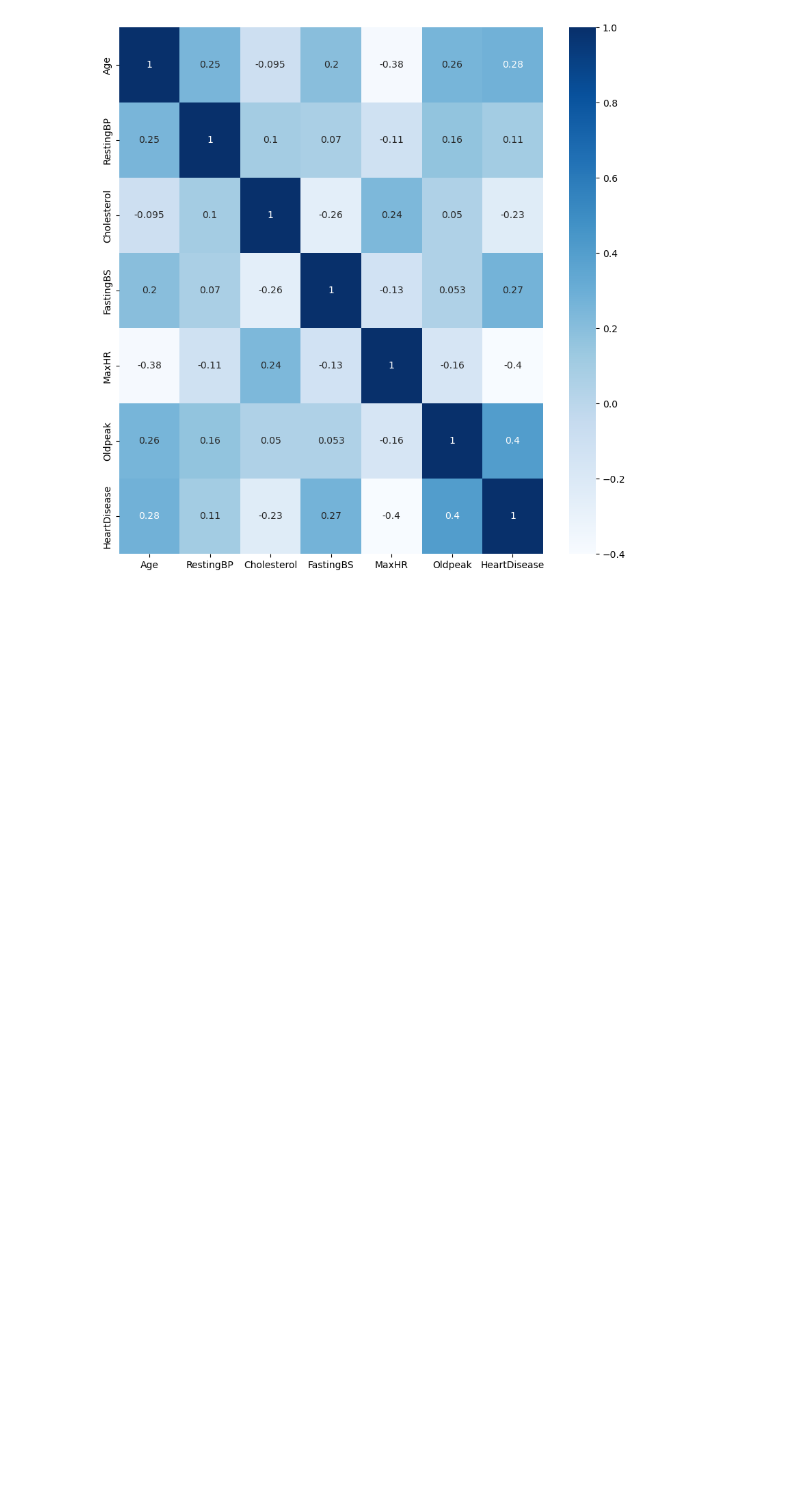
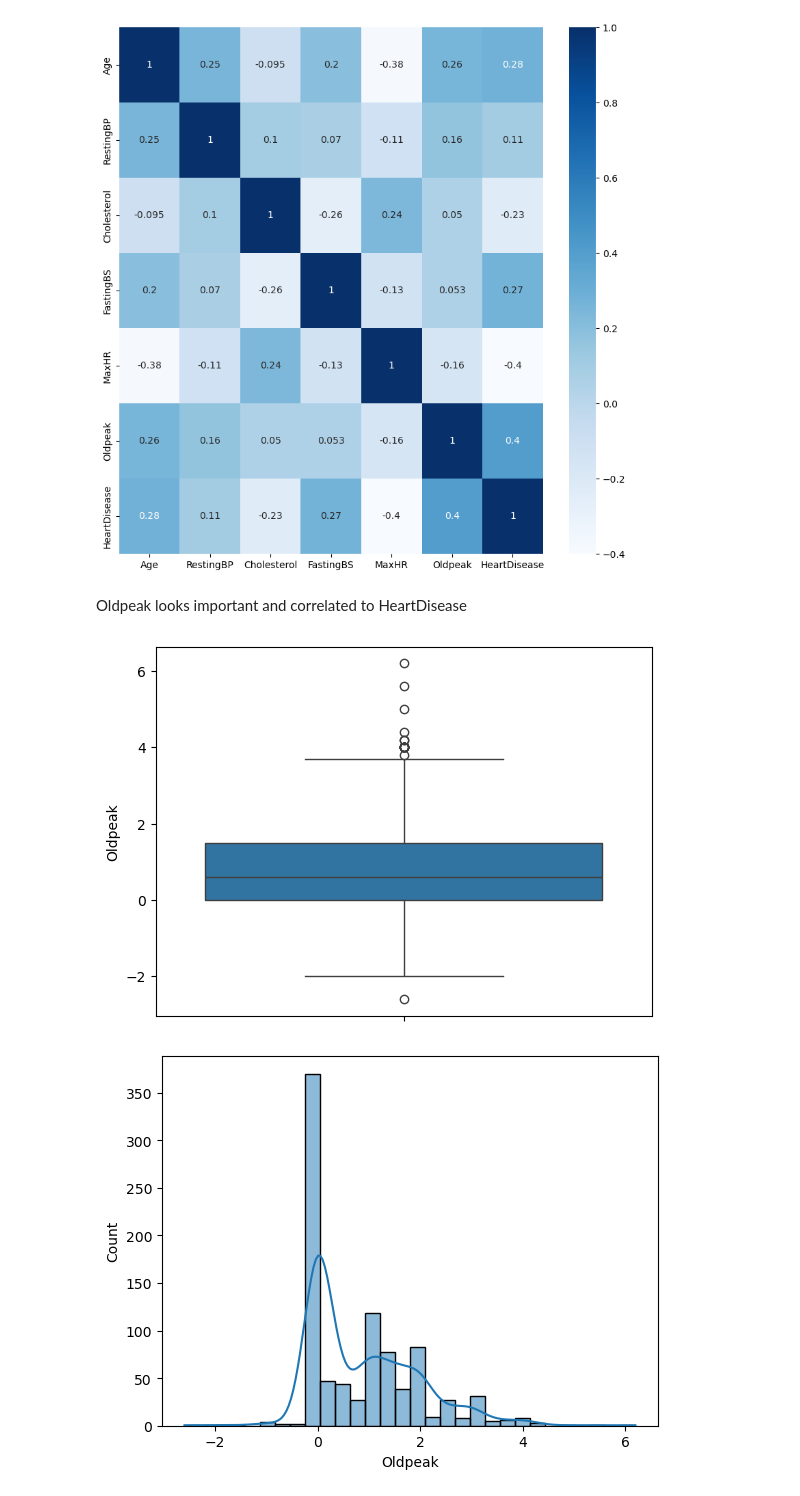
Before and after one commit to Vantom0v0/heart-failure-prediction-ml, a Jupyter notebook: Notebooks/eda.ipynb, the cells around one changed output. Drawn from its saved outputs; the diff is of its cells as text; code cells hidden in the pictures; blank space fills up the shorter version.

Commit message:
+ Added preprocessing notebook. + Updated eda with some plots. + Updated README.

```diff
--- a/Notebooks/eda.ipynb
+++ b/Notebooks/eda.ipynb
@@ -83,3 +83,13 @@ sns.heatmap(df.corr(numeric_only=True), cbar=True, annot=True, cmap="Blues")
 # %% [output]
 <Axes: >
 [figure]
+# %% [markdown]
+Oldpeak looks important and correlated to HeartDisease
+# %%
+sns.boxplot(data=df, y="Oldpeak")
+plt.show()
+sns.histplot(data=df, x="Oldpeak", kde=True, bins=30)
+plt.show()
+# %% [output]
+[figure, added]
+[figure, added]
```
Also changed, not shown: 3 other files.
